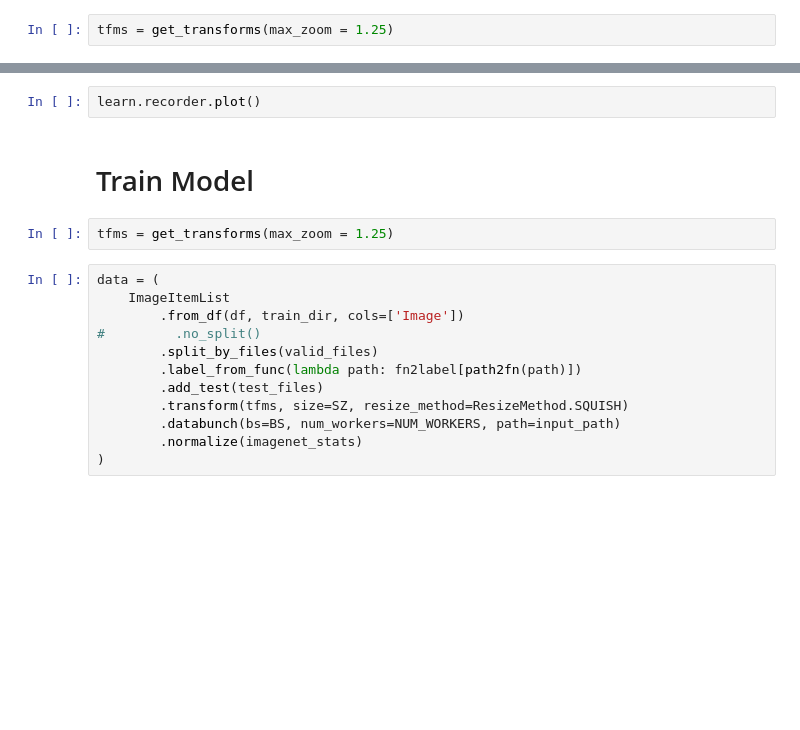
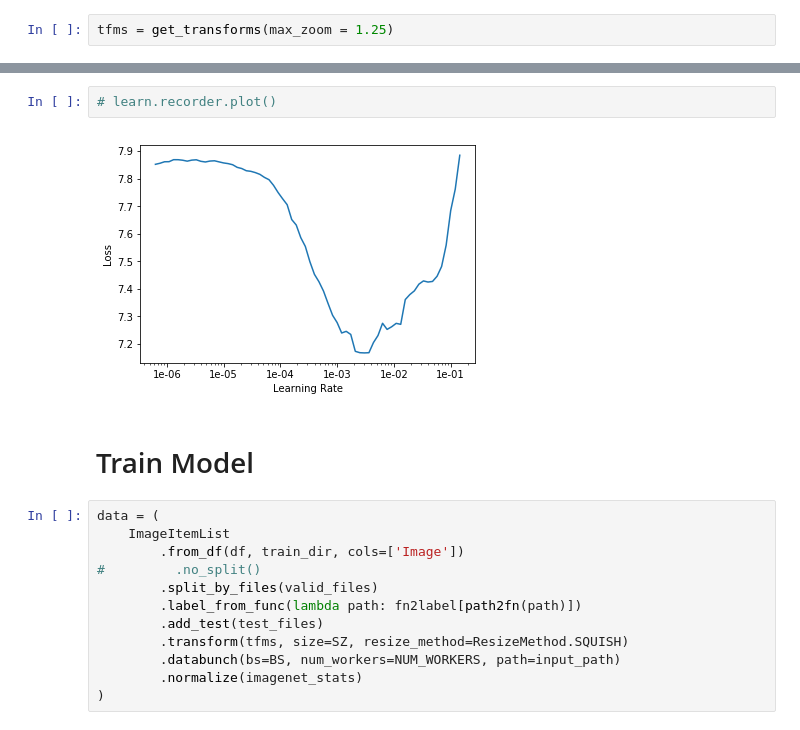
Before and after one commit to Barteus/kaggles, a Jupyter notebook: whales/whales-4.ipynb, the cells around one changed output, grey strips where cells are left out. Saved outputs shown, nothing was run; the diff lists cells and outputs as text; blank space fills up the shorter version.

```diff
--- a/whales/whales-4.ipynb
+++ b/whales/whales-4.ipynb
@@ -131,9 +133,9 @@ learn.lr_find()
 # %%
-learn.recorder.plot()
+# learn.recorder.plot()
+# %% [output]
+[figure, added]
 # %% [markdown]
 # Train Model
-# %%
-tfms = get_transforms(max_zoom = 1.25)
 # %%
 data = (
     ImageItemList
```
Also changed, not shown: parts of 19 cells of this notebook.
